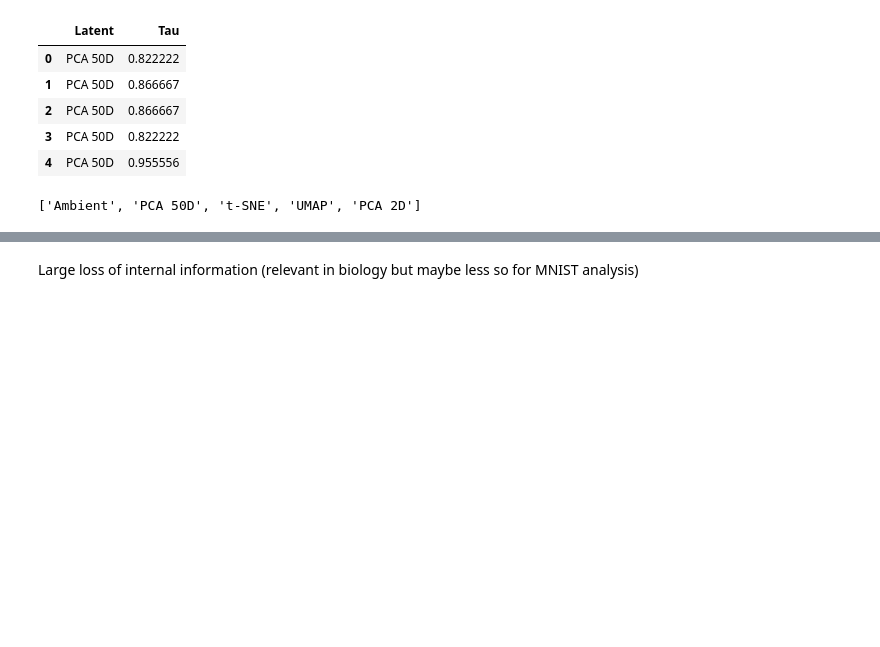
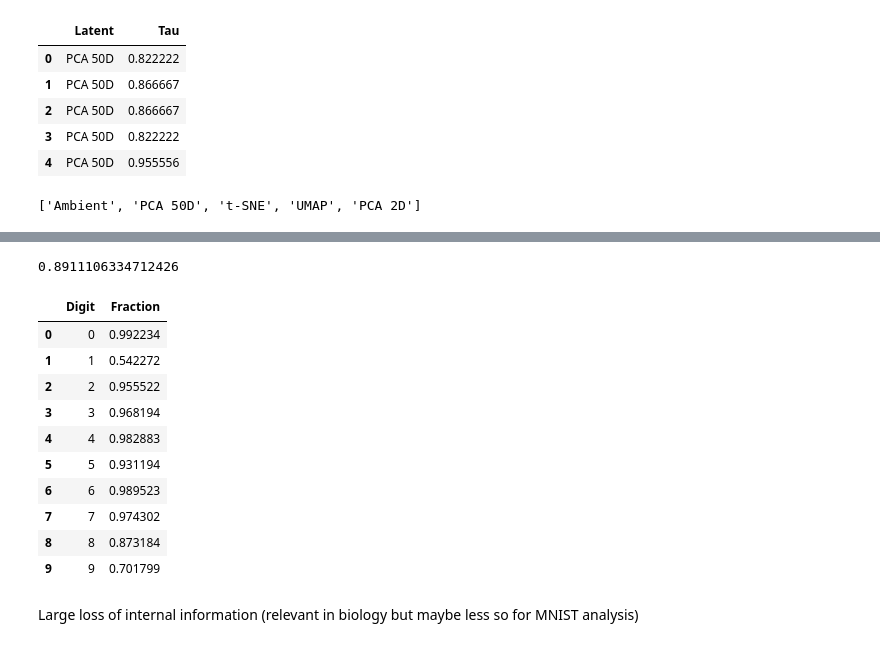
Before and after one commit to pachterlab/CBP_2021, a Jupyter notebook: notebooks/allInterIntraDistortions.ipynb, the cells around one changed output, grey strips where cells are left out. Cells and saved outputs as stored; diff of their text form; code cells hidden in the pictures; blank space fills up the shorter version.

```diff
--- a/notebooks/allInterIntraDistortions.ipynb
+++ b/notebooks/allInterIntraDistortions.ipynb
@@ -696,3 +759,21 @@ latentLab
+# %%
+dfUMAP = getKMeans(labelsUMAP)
+
+print(np.mean(dfUMAP.Fraction))
+dfUMAP
+# %% [output]
+0.8911106334712426
+|  | Digit | Fraction |
+| 0 | 0 | 0.992234 |
+| 1 | 1 | 0.542272 |
+| 2 | 2 | 0.955522 |
+| 3 | 3 | 0.968194 |
+| 4 | 4 | 0.982883 |
+| 5 | 5 | 0.931194 |
+| 6 | 6 | 0.989523 |
+| 7 | 7 | 0.974302 |
+| 8 | 8 | 0.873184 |
+| 9 | 9 | 0.701799 |
 # %% [markdown]
 Large loss of internal information (relevant in biology but maybe less so for MNIST analysis)
 # %%
```
Also changed, not shown: parts of 9 cells of this notebook.
